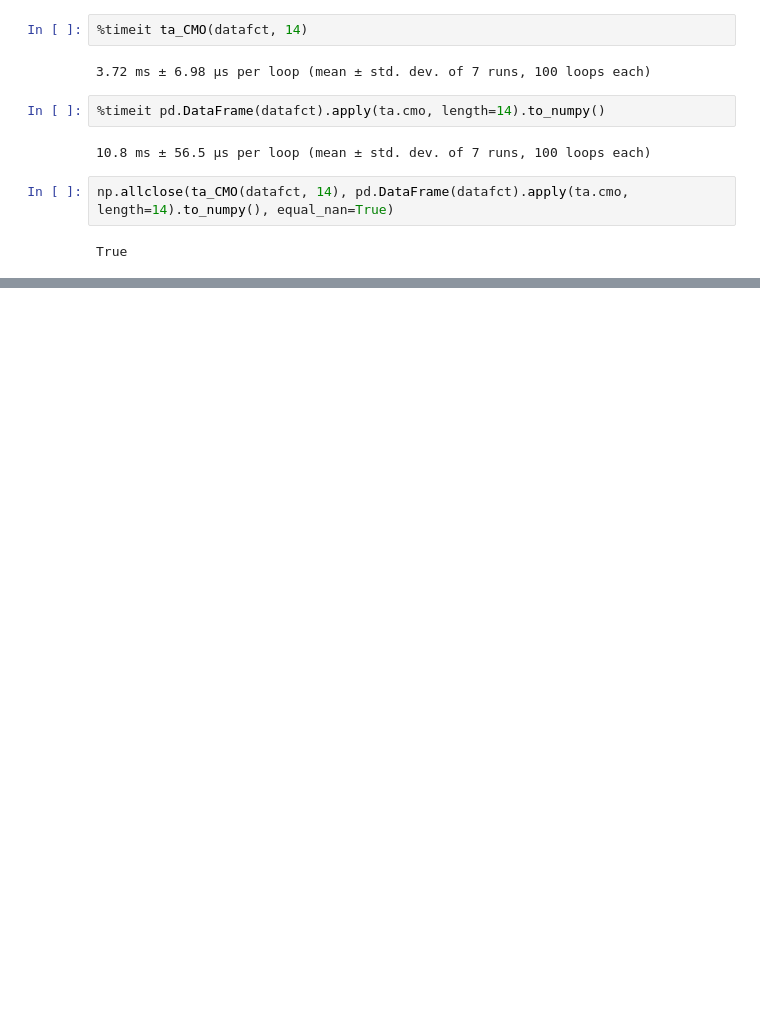
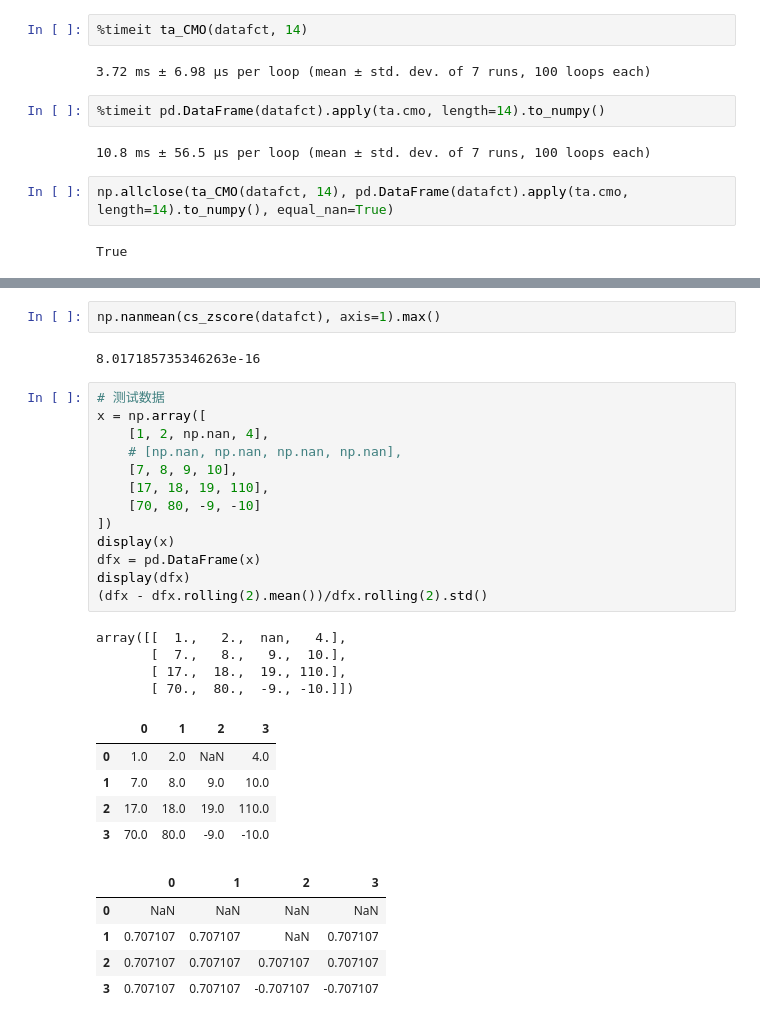
Before and after one commit to pennymax/gplearn, a Jupyter notebook: mytest_functions.ipynb, the cells around one changed output, grey strips where cells are left out. Drawn from its saved outputs; the diff is of its cells as text; blank space fills up the shorter version.

```diff
--- a/mytest_functions.ipynb
+++ b/mytest_functions.ipynb
@@ -84,0 +149,32 @@ array([[        nan,         nan,         nan, ...,         nan,
+# %%
+np.nanmean(cs_zscore(datafct), axis=1).max()
+# %% [output]
+8.017185735346263e-16
+# %%
+# 测试数据
+x = np.array([
+    [1, 2, np.nan, 4],
+    # [np.nan, np.nan, np.nan, np.nan],
+    [7, 8, 9, 10],
+    [17, 18, 19, 110],
+    [70, 80, -9, -10]
+])
+display(x)
+dfx = pd.DataFrame(x)
+display(dfx)
+(dfx - dfx.rolling(2).mean())/dfx.rolling(2).std()
+# %% [output]
+array([[  1.,   2.,  nan,   4.],
+       [  7.,   8.,   9.,  10.],
+       [ 17.,  18.,  19., 110.],
+       [ 70.,  80.,  -9., -10.]])
+|  | 0 | 1 | 2 | 3 |
+| 0 | 1.0 | 2.0 | NaN | 4.0 |
+| 1 | 7.0 | 8.0 | 9.0 | 10.0 |
+| 2 | 17.0 | 18.0 | 19.0 | 110.0 |
+| 3 | 70.0 | 80.0 | -9.0 | -10.0 |
+|  | 0 | 1 | 2 | 3 |
+| 0 | NaN | NaN | NaN | NaN |
+| 1 | 0.707107 | 0.707107 | NaN | 0.707107 |
+| 2 | 0.707107 | 0.707107 | 0.707107 | 0.707107 |
+| 3 | 0.707107 | 0.707107 | -0.707107 | -0.707107 |
```
Also changed, not shown: parts of 6 cells of this notebook, 1 other file.
